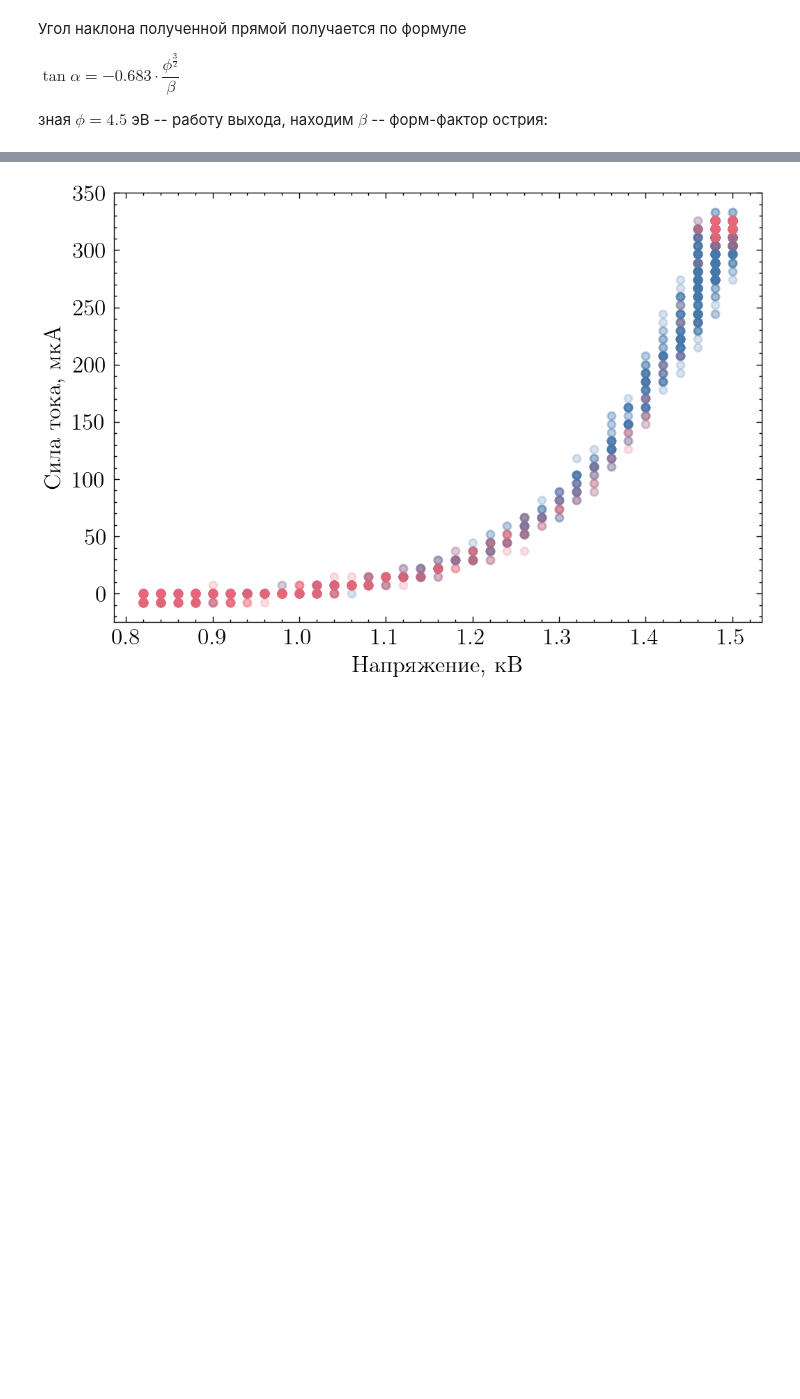
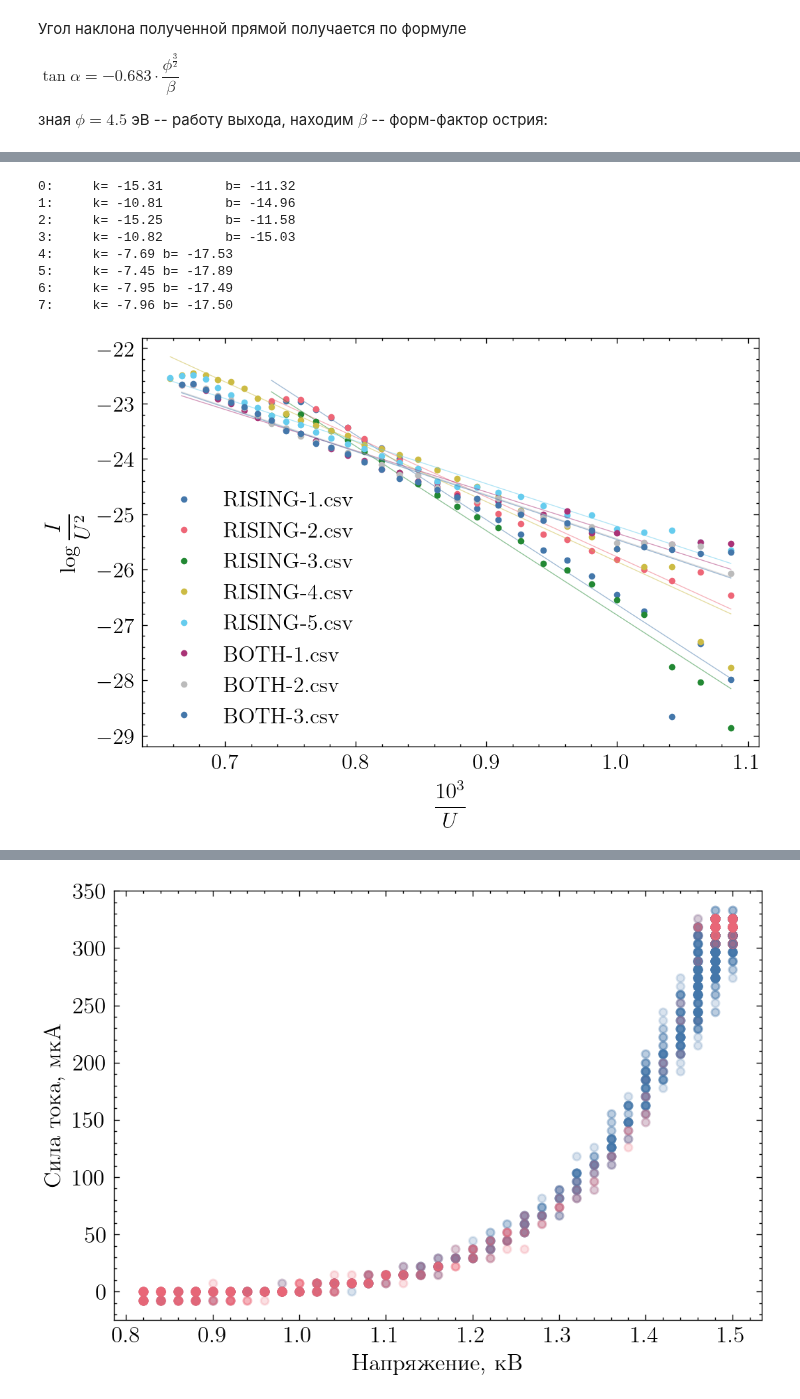
Before and after one commit to gleblug/experiment-automation, a Jupyter notebook: vaki-autoelectron-emission/plots.ipynb, the cells around one changed output, grey strips where cells are left out. Cells and saved outputs as stored; diff of their text form; code cells hidden in the pictures; blank space fills up the shorter version.

```diff
--- a/vaki-autoelectron-emission/plots.ipynb
+++ b/vaki-autoelectron-emission/plots.ipynb
@@ -190,0 +194,3 @@ beta:   8.69e-04
+# %%
+file_names = [f"RISING-{i}.csv" for i in range(1, 6)] + [f"BOTH-{i}.csv" for i in range(1, 4)]
+file_names
@@ -190,0 +206,50 @@ beta:   8.69e-04
+# %%
+U_min = 900
+R = 26.99e3 # Ом
+
+column_names = ["Voltage", "Current"]
+dots_result = []
+
+for num, f_name in enumerate(file_names):
+    result = pd.DataFrame(columns=column_names)
+
+    df = pd.read_csv(f_name, header = None)
+    df = df.loc[lambda x : x[4] > U_min]
+
+    U = df[4] # В
+    U_cur = df[10]
+    I = U_cur / R # А
+
+    result = pd.concat([result, pd.concat(dict(zip(column_names, [U, I])), axis=1)], ignore_index=True)
+
+    result["Current"] -= min(result["Current"])
+    dots_result.append(result.groupby("Voltage").mean().reset_index())
+# %%
+opt_arr = []
+for num, (f_name, line) in enumerate(zip(file_names, dots_result)):
+    x = 1e3 / line["Voltage"]
+    y = np.log(line["Current"]) - 2 * np.log(line["Voltage"])
+
+    popt, pcov = curve_fit(line_func, x, y)
+    print(f"{num}:     k= {popt[0]:.2f}\tb= {popt[1]:.2f}")
+    opt_arr.append(popt)
+
+    plt.plot(x, y, ls="", marker=".", markersize=5, color=f"C{num}", label=f_name)
+    plt.plot(x, line_func(x, *popt), lw=0.5, alpha=.5, color=f"C{num}")
+
+plt.xlabel(r"$\dfrac {10^3} U$, у.е.")
+plt.ylabel(r"$\log \dfrac I {U^2}$, у.е.")
+
+plt.legend()
+plt.savefig("separ-NORDGAME-FAULER.png")
+plt.show()
+# %% [output]
+0:     k= -15.31        b= -11.32
+1:     k= -10.81        b= -14.96
+2:     k= -15.25        b= -11.58
+3:     k= -10.82        b= -15.03
+4:     k= -7.69 b= -17.53
+5:     k= -7.45 b= -17.89
+6:     k= -7.95 b= -17.49
+7:     k= -7.96 b= -17.50
+[figure, added]
```
Also changed, not shown: parts of 13 cells of this notebook, 7 other files.
